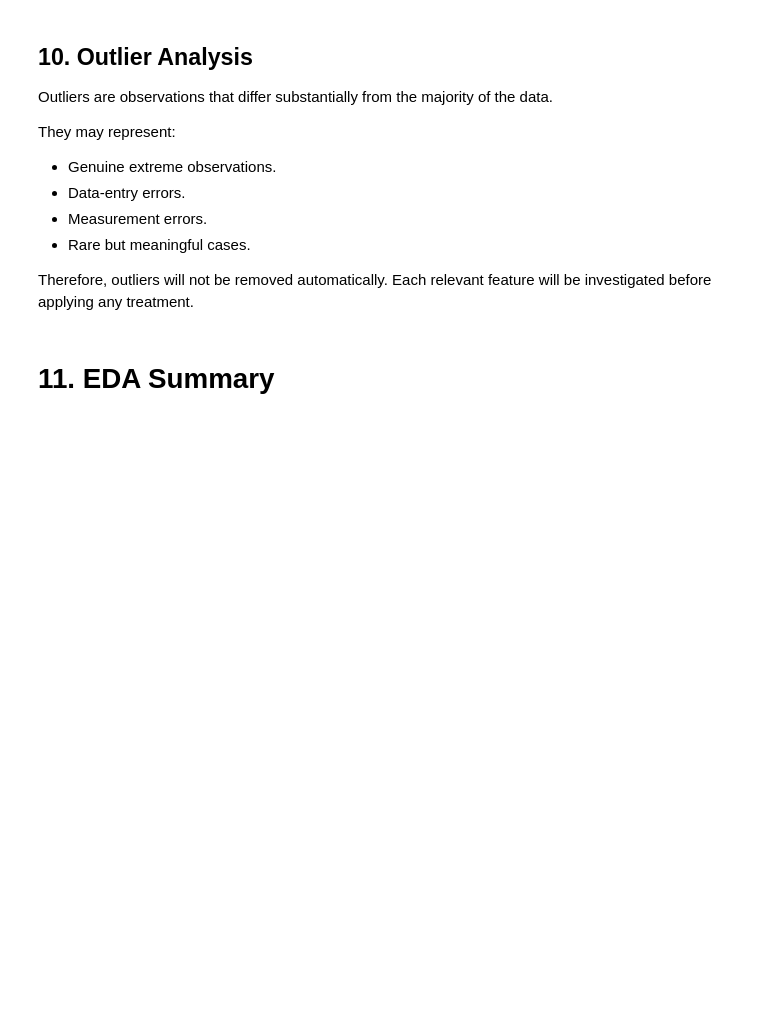
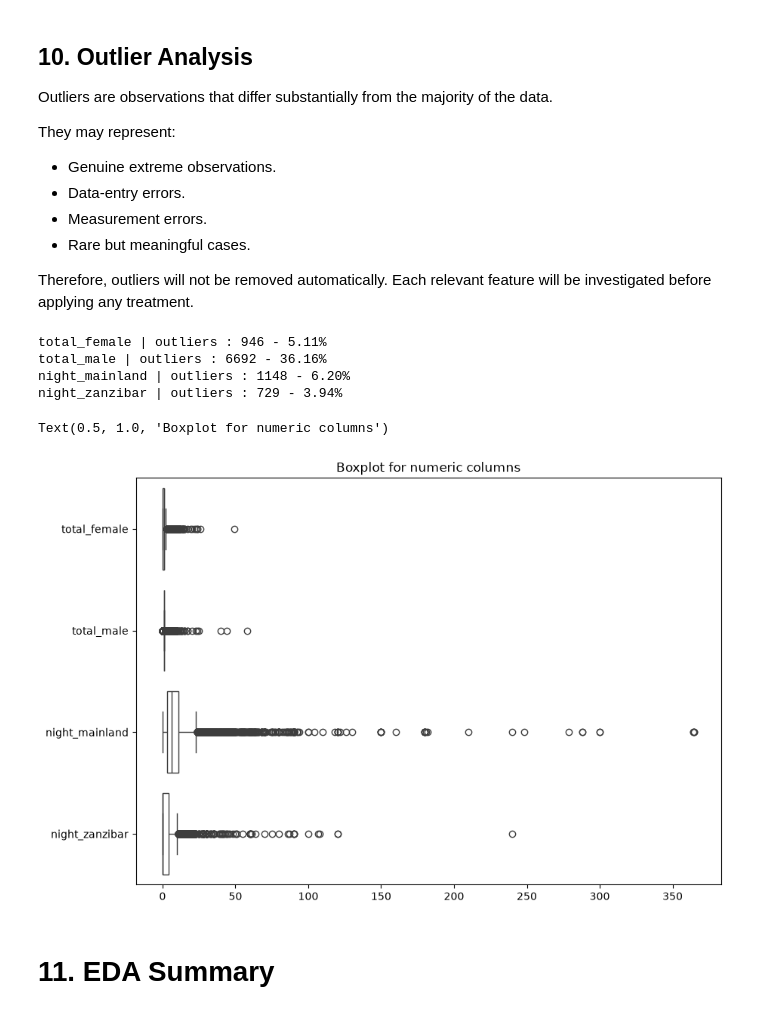
Before and after one commit to kareem0088/tanzania-tourism-classification, a Jupyter notebook: notebooks/01_statistical_eda.ipynb, the cells around one changed output. Saved outputs shown, nothing was run; the diff lists cells and outputs as text; code cells hidden in the pictures; blank space fills up the shorter version.

Commit message:
i have done : ## 10. Outlier Analysis

```diff
--- a/notebooks/01_statistical_eda.ipynb
+++ b/notebooks/01_statistical_eda.ipynb
@@ -497,5 +497,30 @@ They may represent:
 - Rare but meaningful cases.
 
 Therefore, outliers will not be removed automatically. Each relevant feature will be investigated before applying any treatment.
+# %%
+for col in NUMERIC_COLS:
+    Q1 = df[col].quantile(0.25)
+    Q3 = df[col].quantile(0.75)
+
+    IQR = Q3 - Q1
+    lower_b = Q1 - 1.5 * IQR
+    upper_b = Q3 + 1.5 * IQR
+
+    outliers_count = df[(df[col] < lower_b) | (df[col] > upper_b)][col].count()
+    count_per = outliers_count / len(df) * 100
+
+    print(f"{col} | outliers : {outliers_count} - {count_per:.2f}%")
+
+
+plt.figure(figsize=(10,7))
+sns.boxplot(data=df[NUMERIC_COLS], orient='h', color='white')
+plt.title('Boxplot for numeric columns')
+# %% [output]
+total_female | outliers : 946 - 5.11%
+total_male | outliers : 6692 - 36.16%
+night_mainland | outliers : 1148 - 6.20%
+night_zanzibar | outliers : 729 - 3.94%
+Text(0.5, 1.0, 'Boxplot for numeric columns')
+[figure, added]
 # %% [markdown]
 # 11. EDA Summary
```
